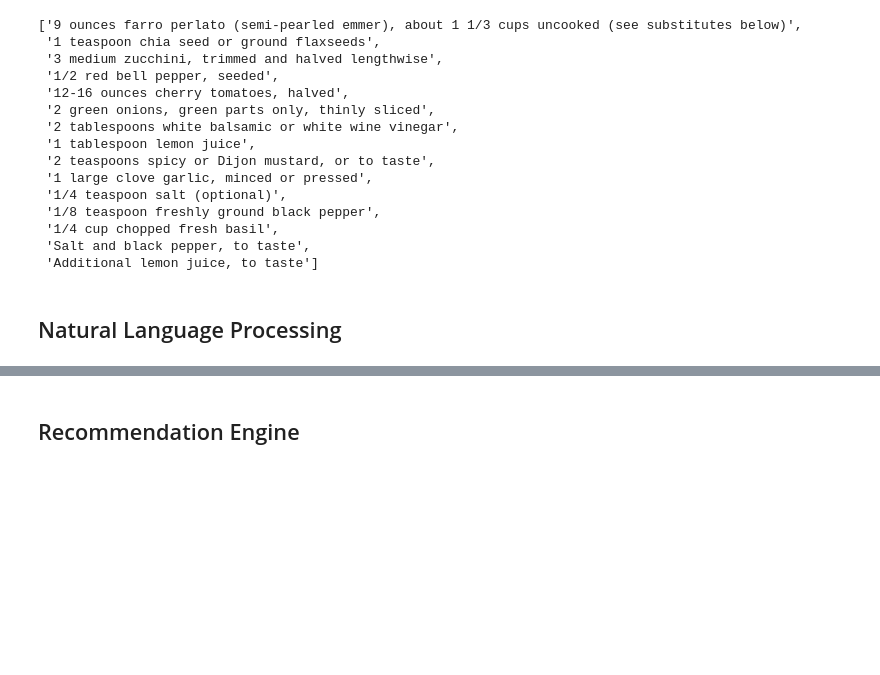
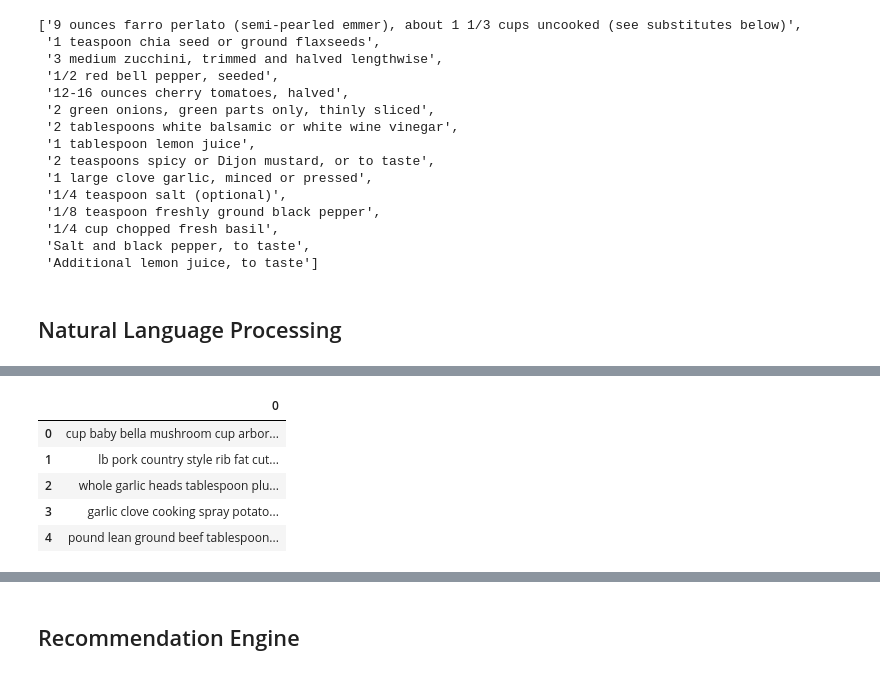
Before and after one commit to mjschillawski/capstone_project, a Jupyter notebook: 00_EDA.ipynb, the cells around one changed output, grey strips where cells are left out. Drawn from its saved outputs; the diff is of its cells as text; code cells hidden in the pictures; blank space fills up the shorter version.

```diff
--- a/00_EDA.ipynb
+++ b/00_EDA.ipynb
@@ -112,0 +203,9 @@ strip spices / pantry items
+# %%
+process_ingredients(short_recipes['ingredientLines'][:5])
+# %% [output]
+|  | 0 |
+| 0 | cup baby bella mushroom cup arbor... |
+| 1 | lb pork country style rib fat cut... |
+| 2 | whole garlic heads tablespoon plu... |
+| 3 | garlic clove cooking spray potato... |
+| 4 | pound lean ground beef tablespoon... |
```
Also changed, not shown: parts of 26 cells of this notebook, 1 other file.
